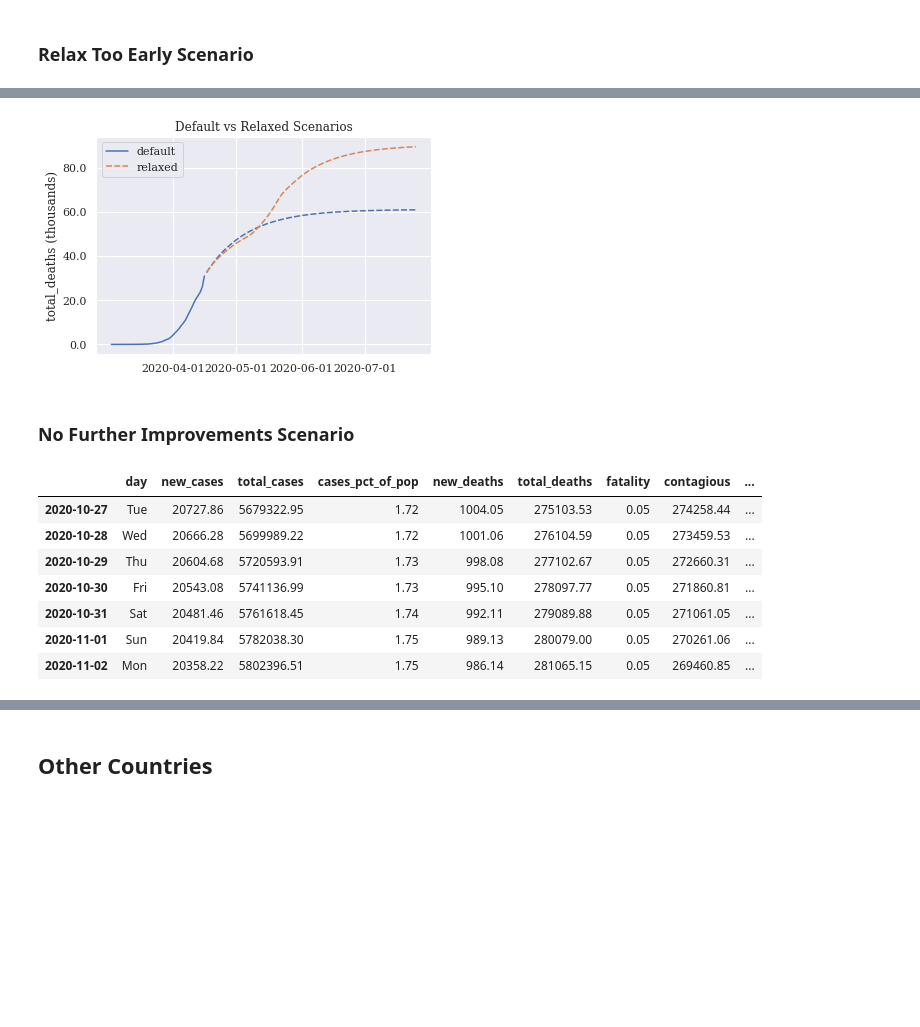
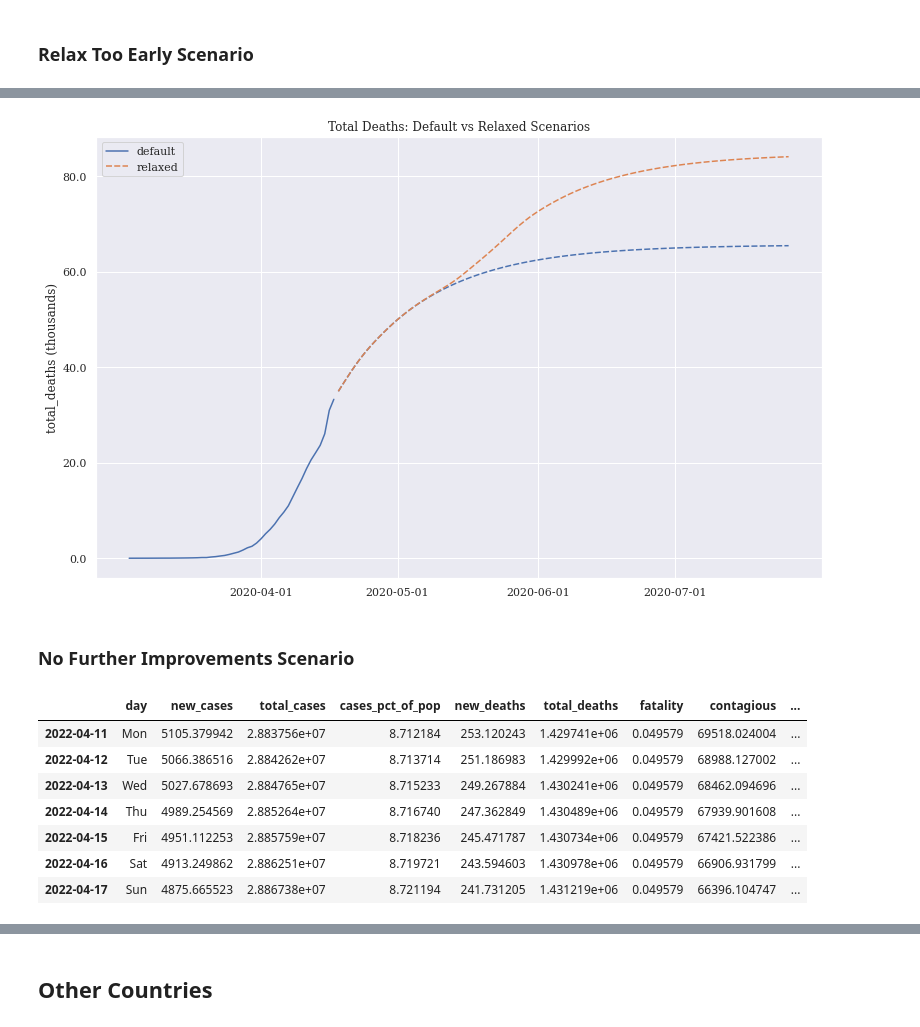
Before and after one commit to tedteske/Covid-19-Model, a Jupyter notebook: covid.ipynb, the cells around one changed output, grey strips where cells are left out. Cells and saved outputs as stored; diff of their text form; code cells hidden in the pictures; blank space fills up the shorter version.

```diff
--- a/covid.ipynb
+++ b/covid.ipynb
@@ -89,10 +91,20 @@ def munge_data(df, case_start, contagious_days):
 
     df['repro_number'] = df['new_cases']/df['contagious'] * contagious_days
 
+    np.seterr(divide = 'ignore')
+    '''
+    Otherwise, get "RuntimeWarning: divide by zero encountered in log result".
+    Warning happens when np.log(0), for example when total_cases declines 100%.
+    As total_cases is cumulative and gross of recovered, this example could
+    only happen with a reporting agency error.
+
+    Better to ignore this RuntimeWarning, and leave the public data unaltered.
+    '''
     df['growth'] = np.log(1 + df['total_cases'].pct_change())
     df['days_to_dbl'] = np.log(2)/df['growth']
     df.loc[df.groupby('location').head(1).index,
            ['growth', 'days_to_dbl']] = np.NaN
+    np.seterr(divide = 'warn')
 
     df['fatality'] = df['total_deaths']/df['total_cases']
 
@@ -246,7 +258,7 @@ def plot_timeline(df, title=None, date_freq='MS',
         'W' for weekly
         'Q' for quarterly
     left (list of str) : names of columns to be plotted using left axis
-    right (str) : name of column to be plotted using right axis
+    right (str) : name of column to be plotted using right axis, maximum 2
     left_ylabel (str) : left axis label
     right_ylabel (str) : right axis label
     left_yscale (int) : scale of left axis tick labels
@@ -452,7 +473,7 @@ plot_cdr(default_scenario, 'Covid in the United States')
 ### Relax Too Early Scenario
 # %%
 forecast_days = 100
-relax_date = date(2020, 5, 1) #Easter is 4/12/2020
+relax_date = date(2020, 5, 1)
 relax_days = 14
 
 last_actual = US_Cov[US_Cov['source']=='actual'].index.max().date()
@@ -460,9 +481,9 @@ stage_1 = (relax_date - last_actual).days
 stage_2 = relax_days
 stage_3 = forecast_days - stage_1 - stage_2
 
-US_Cov = forecast(US_Cov, stage_1, repro_move=[0.7, 0.08, -4], replace=True)
-US_Cov = forecast(US_Cov, stage_2, repro_move=[1.5, 0.08,  0], replace=False)
-US_Cov = forecast(US_Cov, stage_3, repro_move=[0.7, 0.08,  0], replace=False)
+US_Cov = forecast(US_Cov, stage_1, repro_move=[0.7, 0.04, -4], replace=True)
+US_Cov = forecast(US_Cov, stage_2, repro_move=[1.5, 0.04,  0], replace=False)
+US_Cov = forecast(US_Cov, stage_3, repro_move=[0.7, 0.04,  0], replace=False)
 
 relax_scenario = US_Cov.copy()
 relax_scenario.tail(7)
@@ -482,32 +503,33 @@ plot_cdr(relax_scenario, 'Covid in the United States: Relax Too Early Scenario')
 # %%
 column = 'total_deaths'
 
 relaxed = relax_scenario[relax_scenario['source']=='forecast'][column]
 default = default_scenario[[column,'source']]
 
 compare = pd.concat([default, relaxed], axis=1)
 compare.columns = ['default','source','relaxed']
 
-plot_timeline(compare, 'Default vs Relaxed Scenarios',
+plot_timeline(compare, 'Total Deaths: Default vs Relaxed Scenarios',
               date_freq='MS',
               left=['default','relaxed'], right=None,
               left_ylabel=column + ' (thousands)')
 # %% [output]
-[figure, old version]
+[figure, new version]
 # %% [markdown]
 ### No Further Improvements Scenario
 # %%
-US_Cov = forecast(US_Cov, 200)
-US_Cov.tail(7).round(2)
+US_Cov = forecast(US_Cov, 365*2)
+no_improvements_scenario = US_Cov.copy()
+no_improvements_scenario.tail(7)
 # %% [output]
 |  | day | new_cases | total_cases | cases_pct_of_pop | new_deaths | total_deaths | fatality | contagious | ... |
-| 2020-10-27 | Tue | 20727.86 | 5679322.95 | 1.72 | 1004.05 | 275103.53 | 0.05 | 274258.44 | ... |
-| 2020-10-28 | Wed | 20666.28 | 5699989.22 | 1.72 | 1001.06 | 276104.59 | 0.05 | 273459.53 | ... |
-| 2020-10-29 | Thu | 20604.68 | 5720593.91 | 1.73 | 998.08 | 277102.67 | 0.05 | 272660.31 | ... |
-| 2020-10-30 | Fri | 20543.08 | 5741136.99 | 1.73 | 995.10 | 278097.77 | 0.05 | 271860.81 | ... |
-| 2020-10-31 | Sat | 20481.46 | 5761618.45 | 1.74 | 992.11 | 279089.88 | 0.05 | 271061.05 | ... |
-| 2020-11-01 | Sun | 20419.84 | 5782038.30 | 1.75 | 989.13 | 280079.00 | 0.05 | 270261.06 | ... |
-| 2020-11-02 | Mon | 20358.22 | 5802396.51 | 1.75 | 986.14 | 281065.15 | 0.05 | 269460.85 | ... |
+| 2022-04-11 | Mon | 5105.379942 | 2.883756e+07 | 8.712184 | 253.120243 | 1.429741e+06 | 0.049579 | 69518.024004 | ... |
+| 2022-04-12 | Tue | 5066.386516 | 2.884262e+07 | 8.713714 | 251.186983 | 1.429992e+06 | 0.049579 | 68988.127002 | ... |
+| 2022-04-13 | Wed | 5027.678693 | 2.884765e+07 | 8.715233 | 249.267884 | 1.430241e+06 | 0.049579 | 68462.094696 | ... |
+| 2022-04-14 | Thu | 4989.254569 | 2.885264e+07 | 8.716740 | 247.362849 | 1.430489e+06 | 0.049579 | 67939.901608 | ... |
+| 2022-04-15 | Fri | 4951.112253 | 2.885759e+07 | 8.718236 | 245.471787 | 1.430734e+06 | 0.049579 | 67421.522386 | ... |
+| 2022-04-16 | Sat | 4913.249862 | 2.886251e+07 | 8.719721 | 243.594603 | 1.430978e+06 | 0.049579 | 66906.931799 | ... |
+| 2022-04-17 | Sun | 4875.665523 | 2.886738e+07 | 8.721194 | 241.731205 | 1.431219e+06 | 0.049579 | 66396.104747 | ... |
 # %%
 plot_cdr(US_Cov, 'Covid in the United States', date_freq='Q')
 # %% [output]
```
Also changed, not shown: parts of 50 cells of this notebook.
